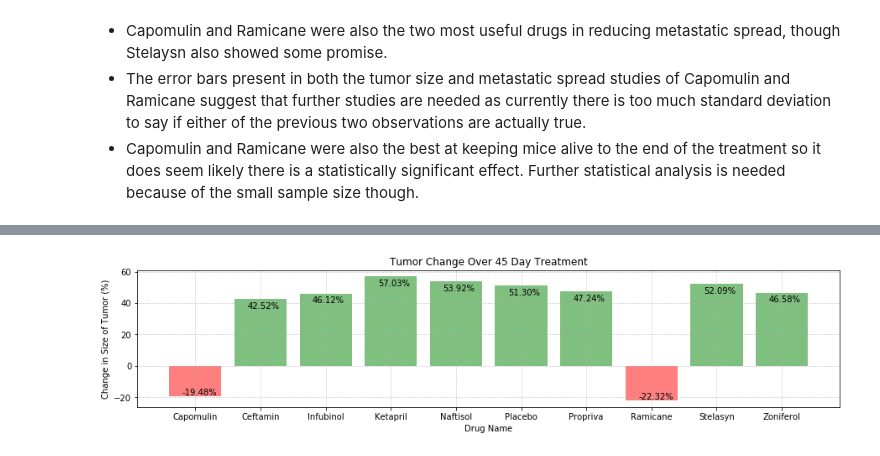
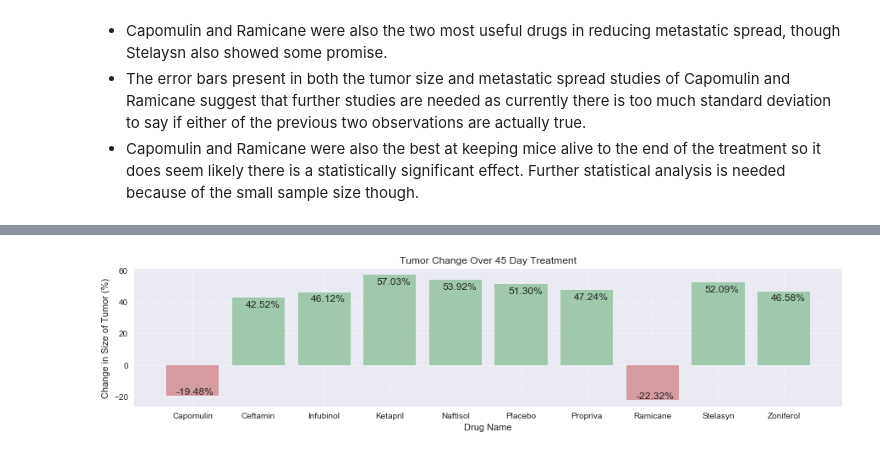
Before and after one commit to mu13j/Pyber, a Jupyter notebook: Pymaceuticals Inc/Pymaceuticals Inc.ipynb, the cells around one changed output, grey strips where cells are left out. Saved outputs shown, nothing was run; the diff lists cells and outputs as text; code cells hidden in the pictures.

```diff
--- a/Pymaceuticals Inc/Pymaceuticals Inc.ipynb
+++ b/Pymaceuticals Inc/Pymaceuticals Inc.ipynb
@@ -69,10 +71,10 @@ for i in range(len(tumorpoints)):
     change.append((tumorpoints[i][-1]/tumorpoints[i][0]-1)*100)
 # %%
 #Tumor Response Graph
-
+sns.set(color_codes=True)
 for i in range(len(tumorpoints)):
     plt.scatter(times, tumorpoints[i])
-    plt.plot(times,tumorpoints[i],linestyle='dotted')
+    plt.plot(times,tumorpoints[i],linestyle='dotted',alpha=.5)
 plt.legend(drugs,bbox_to_anchor=(1.1, 1.05))
 plt.xlabel('Time (days)')
 plt.ylabel('Tumor Size (mm3)')
@@ -186,19 +188,19 @@ for i in change:
 # %%
 #Tumor Change Graph
 plt.figure(figsize=(15,3))
 x_axis = np.arange(len(change))
 plt.bar(x_axis,change, color=abovezero, align="edge",alpha=.5)
 tick_locations = [value+0.4 for value in x_axis]
 plt.xticks(tick_locations, drugs)
 plt.xlabel('Drug Name')
 plt.ylabel('Change in Size of Tumor (%)')
 plt.title('Tumor Change Over 45 Day Treatment')
 plt.grid(linestyle='dotted')
 for i in range(len(change)):
     if change[i]>0:
         plt.text(x=x_axis[i]+.2,y=change[i]-6,s=strings[i])
     else:
-        plt.text(x=x_axis[i]+.2,y=change[i]+1,s=strings[i])
+        plt.text(x=x_axis[i]+.15,y=change[i]+1,s=strings[i])
 plt.show()
 # %% [output]
-[figure, old version]
+[figure, new version]
```
Also changed, not shown: parts of 8 cells of this notebook, 39 other files.
